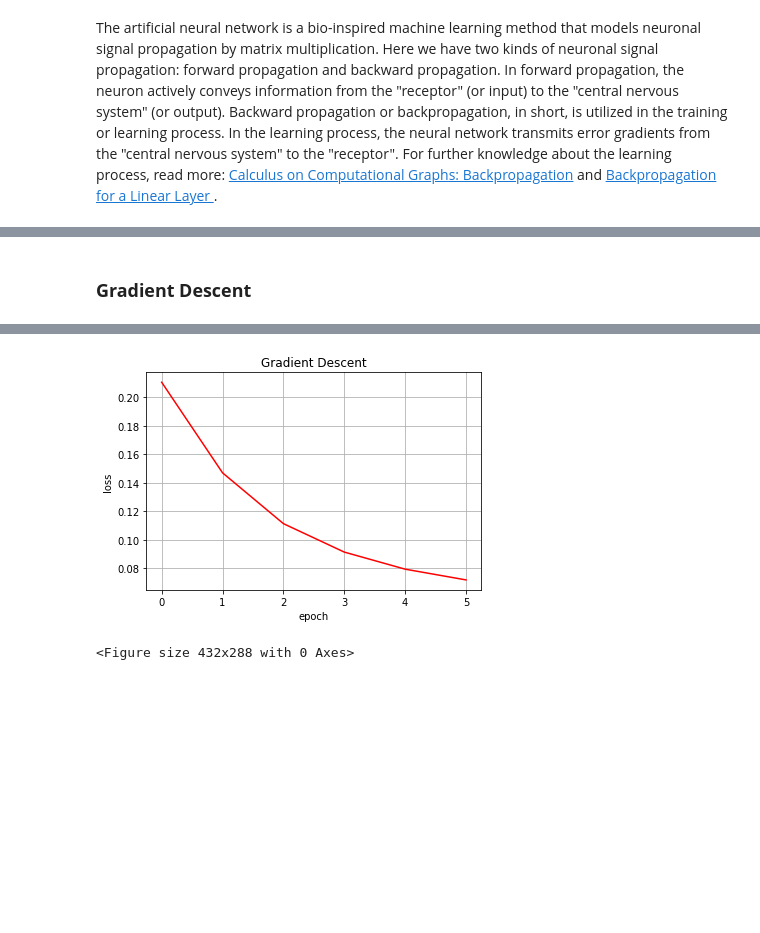
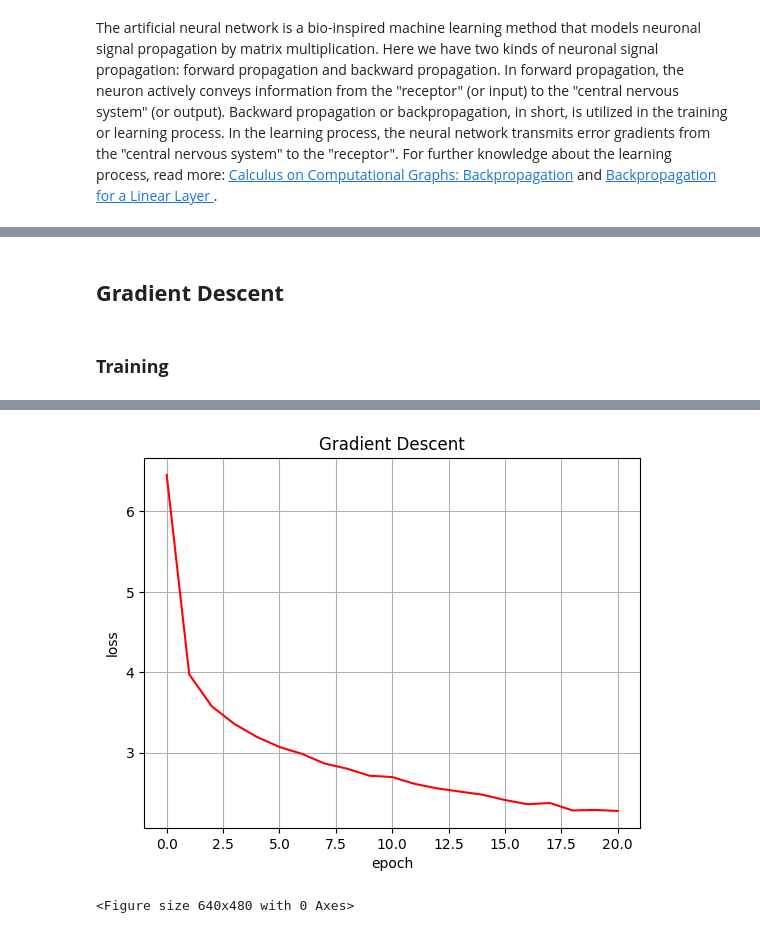
Before and after one commit to reshalfahsi/neuralnetwork, a Jupyter notebook: notebook/Classification.ipynb, the cells around one changed output, grey strips where cells are left out. Saved outputs shown, nothing was run; the diff lists cells and outputs as text; code cells hidden in the pictures; blank space fills up the shorter version.

```diff
--- a/notebook/Classification.ipynb
+++ b/notebook/Classification.ipynb
@@ -75,7 +76,7 @@ class NeuralNetwork(nn.Module):
                                                                #
         self.dx0 = criterion.grad()                            # loss_grad(pred, y)
                                                                #        |
-        self.dx1 = self.sigmoid.grad(self.out4)                # sigmoid_grad(pred)
+        self.dx1 = self.activation.grad(self.out4)             # sigmoid_grad(pred)
                                                                #        |
                                                                #        +
                                                                #       / \
@@ -85,15 +86,15 @@ class NeuralNetwork(nn.Module):
                                                                #        |   |
         self.dx2 = self.linear2.grad(self.dx1 * self.dx0)      #   A_grad   x_grad
                                                                #          .
-        self.dx3 = self.sigmoid.grad(self.out2)                #          .
+        self.dx3 = self.activation.grad(self.out2)             #          .
         self.dx4 = self.linear1.grad(self.dx3 * self.dx2)      #          .
 
-        self.dx5 = self.sigmoid.grad(self.out0)
+        self.dx5 = self.activation.grad(self.out0)
         self.dx6 = self.linear0.grad(self.dx5 * self.dx4)
 
         if method == 'newton':
             self.d2x0 = criterion.grad('hessian')
-            self.d2x1 = self.sigmoid.grad(self.out4, 'hessian')
+            self.d2x1 = self.activation.grad(self.out4, 'hessian')
 
             gradient = {
                 'error_first': self.dx0,
@@ -103,7 +104,7 @@ class NeuralNetwork(nn.Module):
             }
 
             self.d2x2 = self.linear2.grad(gradient, 'hessian')
-            self.d2x3 = self.sigmoid.grad(self.out2, 'hessian')
+            self.d2x3 = self.activation.grad(self.out2, 'hessian')
 
             gradient = {
                 'error_first': self.dx2,
@@ -113,7 +114,7 @@ class NeuralNetwork(nn.Module):
             }
 
             self.d2x4 = self.linear1.grad(gradient, 'hessian')
-            self.d2x5 = self.sigmoid.grad(self.out0, 'hessian')
+            self.d2x5 = self.activation.grad(self.out0, 'hessian')
 
             gradient = {
                 'error_first': self.dx4,
@@ -148,5 +149,7 @@ print(seed)
 # %% [markdown]
-### **Gradient Descent**
+## **Gradient Descent**
+# %% [markdown]
+### **Training**
 # %%
 train_loader = ds.get_loader(dataset=train_dataset, batch_size=BATCH_SIZE)
 test_loader = ds.get_loader(dataset=test_dataset, batch_size=1)
@@ -187,7 +190,7 @@ for epoch in range(NUM_EPOCHS):
 
     loss_train.append(np.array(loss).mean())
 
-    if np.array(acc).mean() > 0.9:
+    if np.array(acc).mean() > 0.95:
         break
     print("-----------------------------------------------------------")
 end = time.perf_counter()
@@ -222,2 +225,2 @@ Training finished in 6 epochs and 42.2024 seconds
-[figure, old version]
+[figure, new version]
-<Figure size 432x288 with 0 Axes>
+<Figure size 640x480 with 0 Axes>
```
Also changed, not shown: parts of 14 cells of this notebook, 1 other file.
